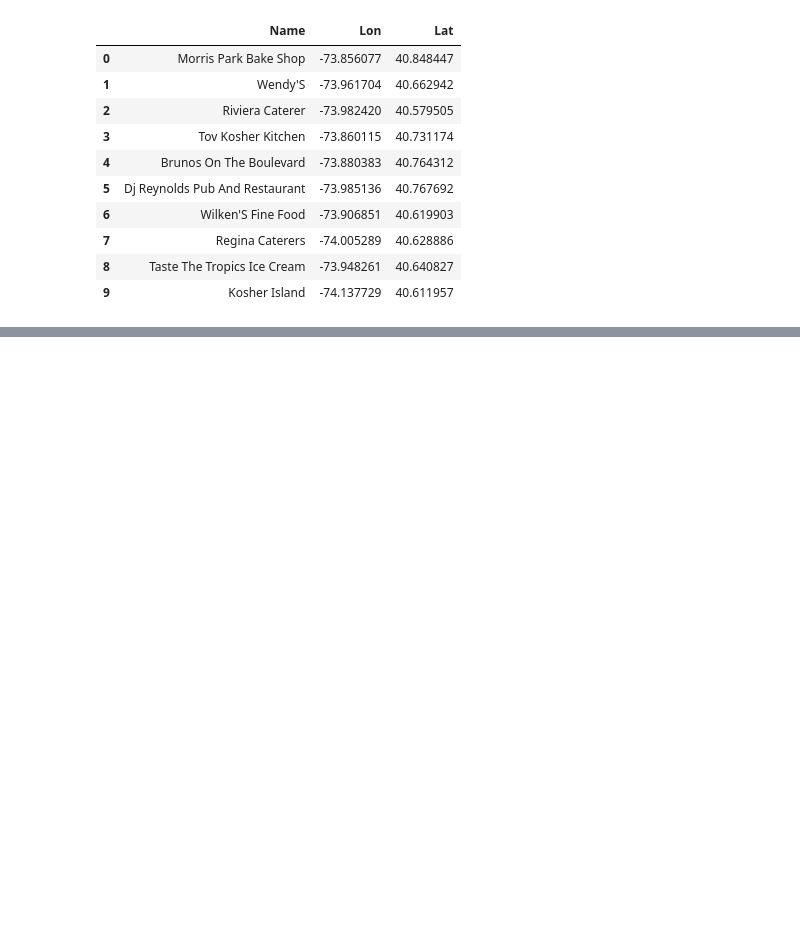
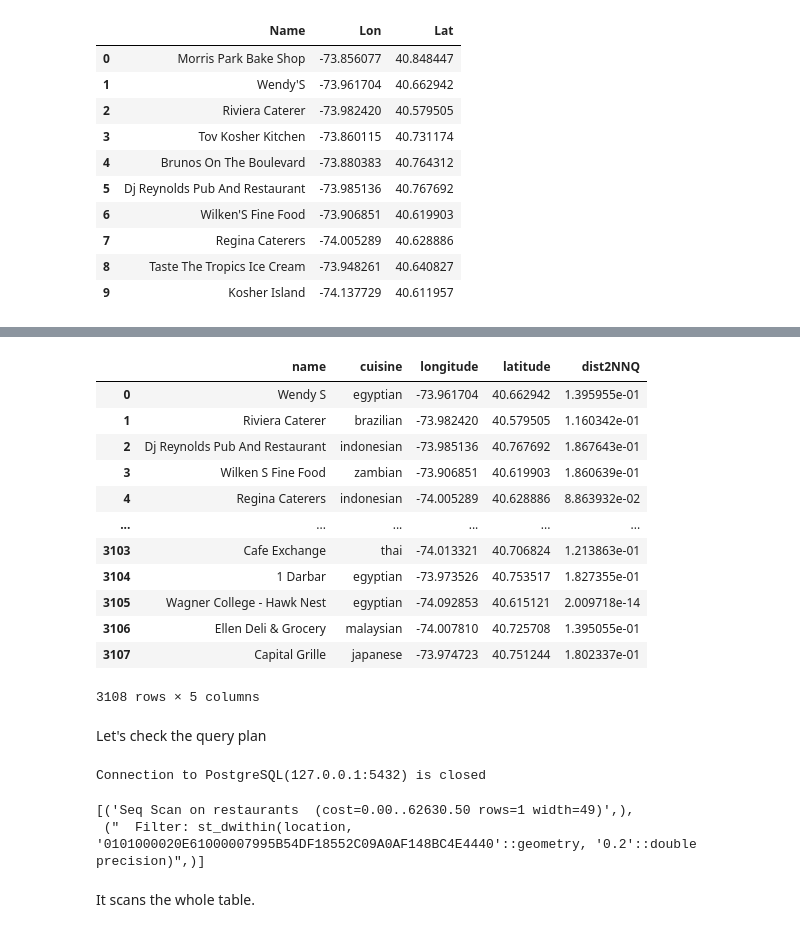
Before and after one commit to ozdemirht/py_redis_1, a Jupyter notebook: docs/Note-Postgresql-Spatial.ipynb, the cells around one changed output, grey strips where cells are left out. Drawn from its saved outputs; the diff is of its cells as text; code cells hidden in the pictures; blank space fills up the shorter version.

```diff
--- a/docs/Note-Postgresql-Spatial.ipynb
+++ b/docs/Note-Postgresql-Spatial.ipynb
@@ -311,0 +372,18 @@ PostgreSQL connection is closed
+# %%
+NNQ_LON = -74.092853
+NNQ_LAT =  40.615121
+NNQ_RADIUS = 2000/10000
+query = f"""
+SELECT name
+    , cuisine
+    , longitude
+    , latitude
+    , ST_Distance(location, ST_Point({NNQ_LON}, {NNQ_LAT},4326)) AS dist2NNQ
+FROM test.restaurants
+WHERE ST_DWithin(location, ST_Point({NNQ_LON}, {NNQ_LAT},4326), {NNQ_RADIUS});
+"""
+
+explain_query = "Explain "+ query
+# %%
+reply = execute_sqL_with_fetchall(query)
+reply
@@ -311,0 +409,29 @@ PostgreSQL connection is closed
+# %%
+column_names = [ 'name', 'cuisine','longitude', 'latitude', 'dist2NNQ']
+df = pd.DataFrame(reply,columns=column_names)
+df
+# %% [output]
+|  | name | cuisine | longitude | latitude | dist2NNQ |
+| 0 | Wendy S | egyptian | -73.961704 | 40.662942 | 1.395955e-01 |
+| 1 | Riviera Caterer | brazilian | -73.982420 | 40.579505 | 1.160342e-01 |
+| 2 | Dj Reynolds Pub And Restaurant | indonesian | -73.985136 | 40.767692 | 1.867643e-01 |
+| 3 | Wilken S Fine Food | zambian | -73.906851 | 40.619903 | 1.860639e-01 |
+| 4 | Regina Caterers | indonesian | -74.005289 | 40.628886 | 8.863932e-02 |
+| ... | ... | ... | ... | ... | ... |
+| 3103 | Cafe Exchange | thai | -74.013321 | 40.706824 | 1.213863e-01 |
+| 3104 | 1 Darbar | egyptian | -73.973526 | 40.753517 | 1.827355e-01 |
+| 3105 | Wagner College - Hawk Nest | egyptian | -74.092853 | 40.615121 | 2.009718e-14 |
+| 3106 | Ellen Deli & Grocery | malaysian | -74.007810 | 40.725708 | 1.395055e-01 |
+| 3107 | Capital Grille | japanese | -73.974723 | 40.751244 | 1.802337e-01 |
+3108 rows × 5 columns
+# %% [markdown]
+Let's check the query plan
+# %%
+reply = execute_sqL_with_fetchall(explain_query)
+reply
+# %% [output]
+Connection to PostgreSQL(127.0.0.1:5432) is closed
+[('Seq Scan on restaurants  (cost=0.00..62630.50 rows=1 width=49)',),
+ ("  Filter: st_dwithin(location, '0101000020E61000007995B54DF18552C09A0AF148BC4E4440'::geometry, '0.2'::double precision)",)]
+# %% [markdown]
+It scans the whole table.
```
Also changed, not shown: parts of 22 cells of this notebook.
